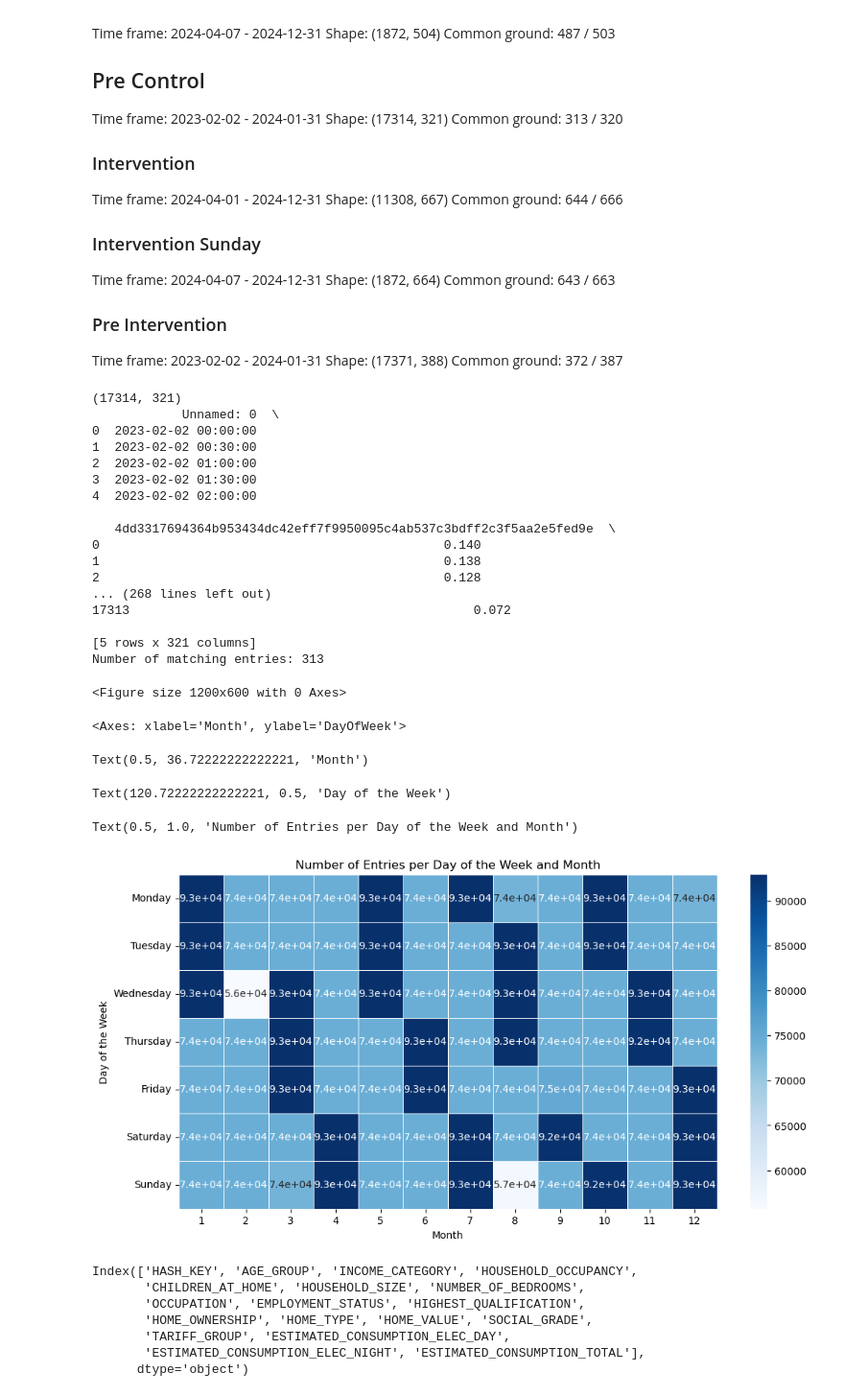
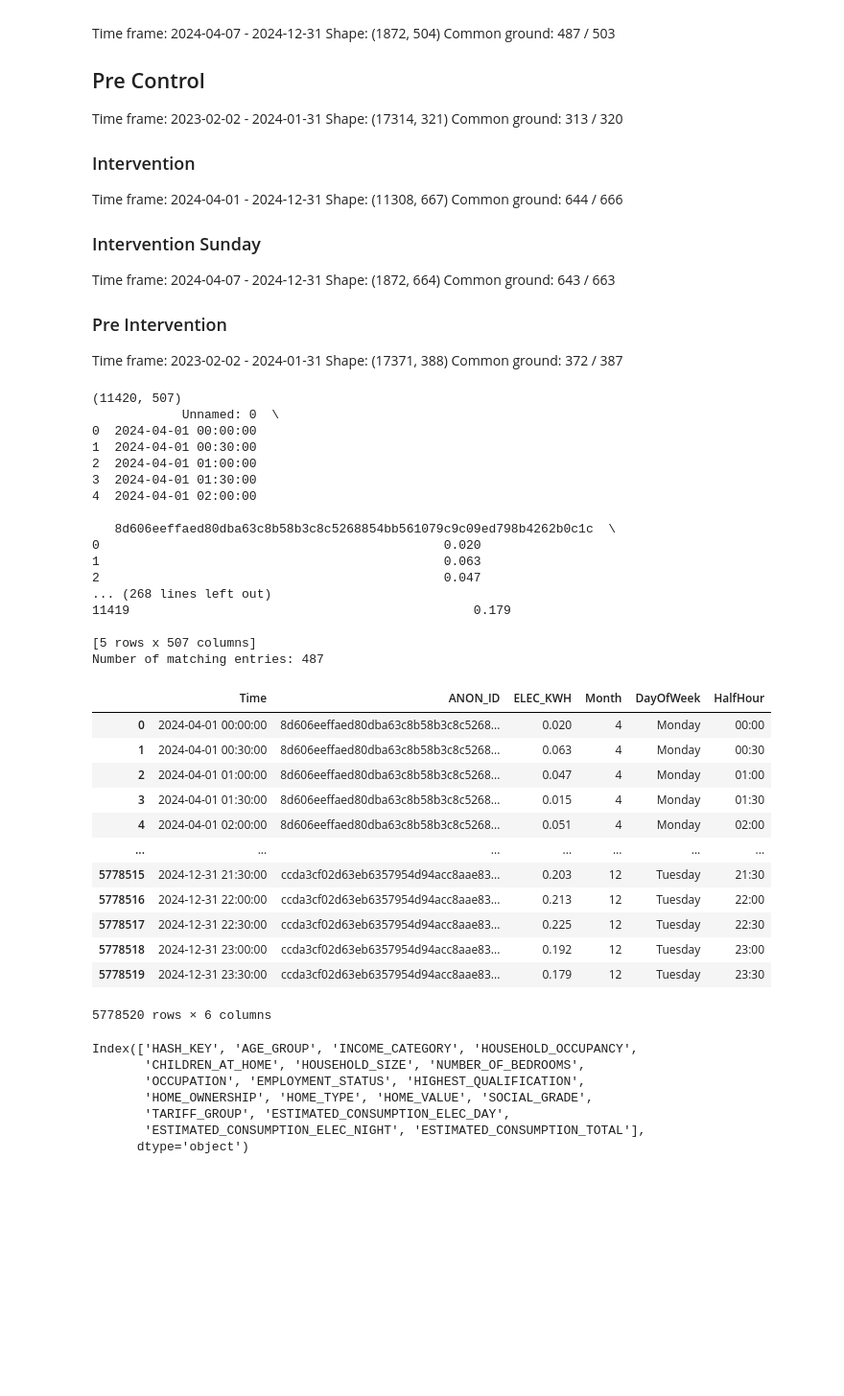
Before and after one commit to guri99uy/ST498_CAPSTONE, a Jupyter notebook: Notebooks/Flash_interventionConsolide.ipynb, the cells around one changed output. Shown at 96% size. Saved outputs shown, nothing was run; the diff lists cells and outputs as text; code cells hidden in the pictures; blank space fills up the shorter version.

```diff
--- a/Notebooks/Flash_interventionConsolide.ipynb
+++ b/Notebooks/Flash_interventionConsolide.ipynb
@@ -91,61 +617,63 @@ Time frame:   2023-02-02 - 2024-01-31
 Shape: (17371, 388)
 Common ground: 372 / 387
 # %%
-df_control_Consolide_Sunday = df_control_Pre_Consolide
-print(df_control_Consolide_Sunday.shape)
-cols_df_control_Consolide_Sunday = df_control_Consolide_Sunday.columns
+df = df_control_Consolide
+print(df.shape)
+cols_df = df.columns
 
-print(df_control_Consolide_Sunday.head())
-print(df_control_Consolide_Sunday.tail())
-common_keys_df_control_Consolide_Sunday = df_socio['HASH_KEY'].isin(cols_df_control_Consolide_Sunday)
-print(f"Number of matching entries: {common_keys_df_control_Consolide_Sunday.sum()}")
+print(df.head())
+print(df.tail())
+common_keys_df = df_socio['HASH_KEY'].isin(cols_df)
+print(f"Number of matching entries: {common_keys_df.sum()}")
 
-df_control_Consolide_Sunday = df_control_Consolide_Sunday.rename(columns={'Unnamed: 0': 'Time'})
-df_control_Consolide_Sunday['Time'] = pd.to_datetime(df_control_Consolide_Sunday['Time'])
+df = df.rename(columns={'Unnamed: 0': 'Time'})
+df['Time'] = pd.to_datetime(df['Time'])
 
 # Unpivot (melt) the dataset: Convert wide format to long format
-df_control_Consolide_Sunday_long = df_control_Consolide_Sunday.melt(id_vars=['Time'], var_name='ANON_ID', value_name='ELEC_KWH')
-df_control_Consolide_Sunday_long['Month'] = df_control_Consolide_Sunday_long['Time'].dt.month
-df_control_Consolide_Sunday_long['DayOfWeek'] = df_control_Consolide_Sunday_long['Time'].dt.day_name()
-df_control_Consolide_Sunday_long['HalfHour'] = df_control_Consolide_Sunday_long['Time'].dt.strftime('%H:%M')
+df_long = df.melt(id_vars=['Time'], var_name='ANON_ID', value_name='ELEC_KWH')
+df_long['Month'] = df_long['Time'].dt.month
+df_long['DayOfWeek'] = df_long['Time'].dt.day_name()
+df_long['HalfHour'] = df_long['Time'].dt.strftime('%H:%M')
 day_order = ['Monday', 'Tuesday', 'Wednesday', 'Thursday', 'Friday', 'Saturday', 'Sunday']
 
 # Count occurrences per (Month, DayOfWeek)
-entries_count = df_control_Consolide_Sunday_long.groupby(['DayOfWeek', 'Month']).size().unstack()
+entries_count = df_long.groupby(['DayOfWeek', 'Month']).size().unstack()
 entries_count = entries_count.reindex(day_order)
 entries_count = entries_count.fillna(0).astype(int)
 # %% [output]
-(17314, 321)
+(11420, 507)
             Unnamed: 0  \
-0  2023-02-02 00:00:00
-1  2023-02-02 00:30:00
-2  2023-02-02 01:00:00
-3  2023-02-02 01:30:00
-4  2023-02-02 02:00:00
+0  2024-04-01 00:00:00
+1  2024-04-01 00:30:00
+2  2024-04-01 01:00:00
+3  2024-04-01 01:30:00
+4  2024-04-01 02:00:00
 
-   4dd3317694364b953434dc42eff7f9950095c4ab537c3bdff2c3f5aa2e5fed9e  \
-0                                              0.140
-1                                              0.138
-2                                              0.128
+   8d606eeffaed80dba63c8b58b3c8c5268854bb561079c9c09ed798b4262b0c1c  \
+0                                              0.020
+1                                              0.063
+2                                              0.047
 ... (268 lines left out)
-17313                                              0.072
+11419                                              0.179
 
-[5 rows x 321 columns]
-Number of matching entries: 313
+[5 rows x 507 columns]
+Number of matching entries: 487
 # %%
-plt.figure(figsize=(12,6))
-sns.heatmap(entries_count, annot=True, cmap="Blues", linewidths=0.5)
-plt.xlabel("Month")
-plt.ylabel("Day of the Week")
-plt.title("Number of Entries per Day of the Week and Month")
-plt.show()
+df_long
 # %% [output]
+|  | Time | ANON_ID | ELEC_KWH | Month | DayOfWeek | HalfHour |
+| 0 | 2024-04-01 00:00:00 | 8d606eeffaed80dba63c8b58b3c8c5268... | 0.020 | 4 | Monday | 00:00 |
+| 1 | 2024-04-01 00:30:00 | 8d606eeffaed80dba63c8b58b3c8c5268... | 0.063 | 4 | Monday | 00:30 |
+| 2 | 2024-04-01 01:00:00 | 8d606eeffaed80dba63c8b58b3c8c5268... | 0.047 | 4 | Monday | 01:00 |
+| 3 | 2024-04-01 01:30:00 | 8d606eeffaed80dba63c8b58b3c8c5268... | 0.015 | 4 | Monday | 01:30 |
+| 4 | 2024-04-01 02:00:00 | 8d606eeffaed80dba63c8b58b3c8c5268... | 0.051 | 4 | Monday | 02:00 |
+| ... | ... | ... | ... | ... | ... | ... |
+| 5778515 | 2024-12-31 21:30:00 | ccda3cf02d63eb6357954d94acc8aae83... | 0.203 | 12 | Tuesday | 21:30 |
+| 5778516 | 2024-12-31 22:00:00 | ccda3cf02d63eb6357954d94acc8aae83... | 0.213 | 12 | Tuesday | 22:00 |
+| 5778517 | 2024-12-31 22:30:00 | ccda3cf02d63eb6357954d94acc8aae83... | 0.225 | 12 | Tuesday | 22:30 |
+| 5778518 | 2024-12-31 23:00:00 | ccda3cf02d63eb6357954d94acc8aae83... | 0.192 | 12 | Tuesday | 23:00 |
+| 5778519 | 2024-12-31 23:30:00 | ccda3cf02d63eb6357954d94acc8aae83... | 0.179 | 12 | Tuesday | 23:30 |
-<Figure size 1200x600 with 0 Axes>
+5778520 rows × 6 columns
-<Axes: xlabel='Month', ylabel='DayOfWeek'>
-Text(0.5, 36.72222222222221, 'Month')
-Text(120.72222222222221, 0.5, 'Day of the Week')
-Text(0.5, 1.0, 'Number of Entries per Day of the Week and Month')
-[figure, removed]
 # %%
 df_socio.columns
 # %% [output]
```
Also changed, not shown: parts of 24 cells of this notebook.
